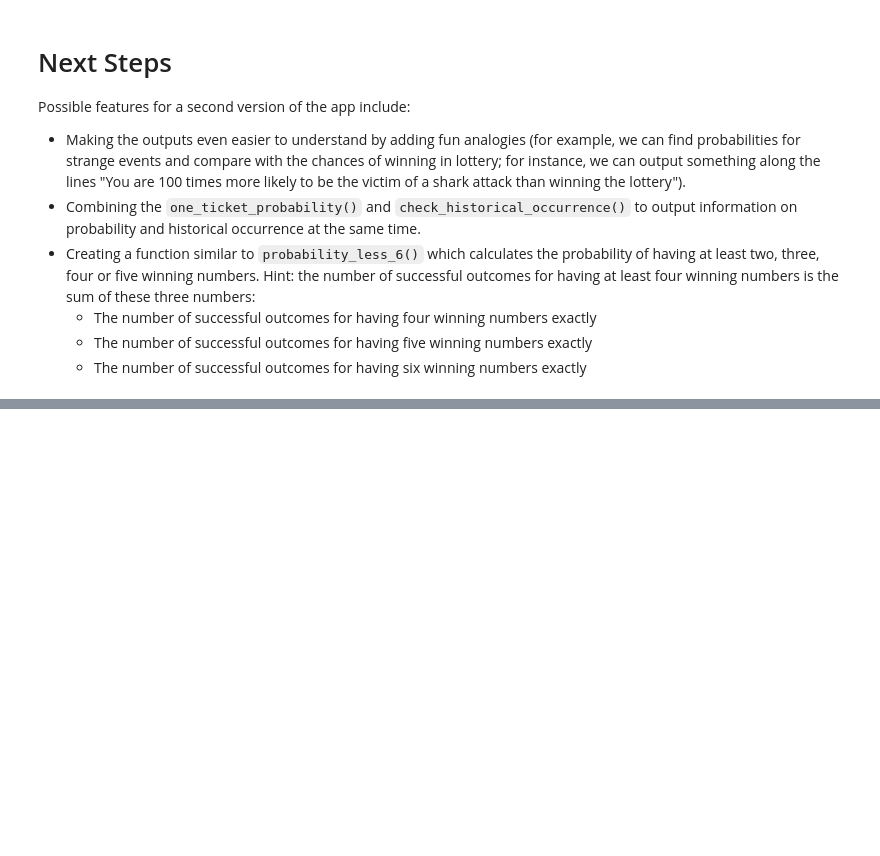
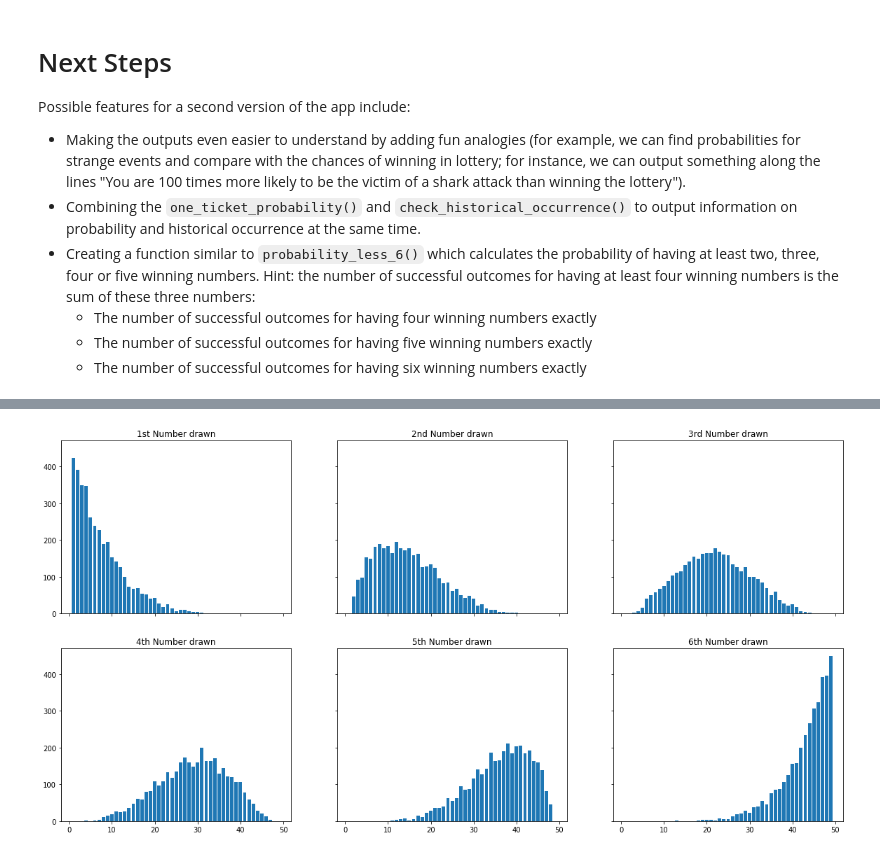
Before and after one commit to tchintchie/Mobile_App_for_Lottery_Addiction, a Jupyter notebook: Mobile_App_for_Lottery_Addiction.ipynb, the cells around one changed output, grey strips where cells are left out. Saved outputs shown, nothing was run; the diff lists cells and outputs as text; code cells hidden in the pictures; blank space fills up the shorter version.

```diff
--- a/Mobile_App_for_Lottery_Addiction.ipynb
+++ b/Mobile_App_for_Lottery_Addiction.ipynb
@@ -402,0 +407,7 @@ Possible features for a second version of the app include:
+# %%
+number1 = df["NUMBER DRAWN 1"].value_counts()
+number2 = df["NUMBER DRAWN 2"].value_counts()
+number3 = df["NUMBER DRAWN 3"].value_counts()
+number4 = df["NUMBER DRAWN 4"].value_counts()
+number5 = df["NUMBER DRAWN 5"].value_counts()
+number6 = df["NUMBER DRAWN 6"].value_counts()
@@ -402,0 +424,17 @@ Possible features for a second version of the app include:
+# %%
+fig, ax = plt.subplots(figsize=(20,10), nrows=2,ncols=3, sharex=True, sharey=True)
+ax[0][0].bar(number1.index, number1.values)
+ax[0][0].set_title("1st Number drawn")
+ax[0][1].bar(number2.index, number2.values)
+ax[0][1].set_title("2nd Number drawn")
+ax[0][2].bar(number3.index, number3.values)
+ax[0][2].set_title("3rd Number drawn")
+ax[1][0].bar(number4.index, number4.values)
+ax[1][0].set_title("4th Number drawn")
+ax[1][1].bar(number5.index, number5.values)
+ax[1][1].set_title("5th Number drawn")
+ax[1][2].bar(number6.index, number6.values)
+ax[1][2].set_title("6th Number drawn")
+plt.show()
+# %% [output]
+[figure, added]
```
Also changed, not shown: parts of 4 cells of this notebook.
